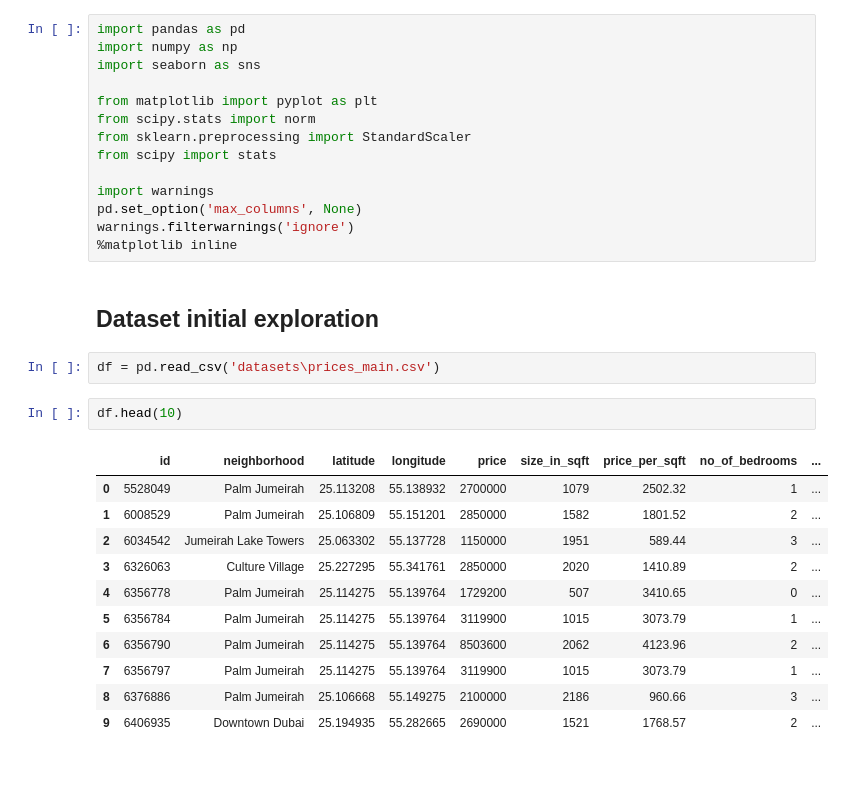
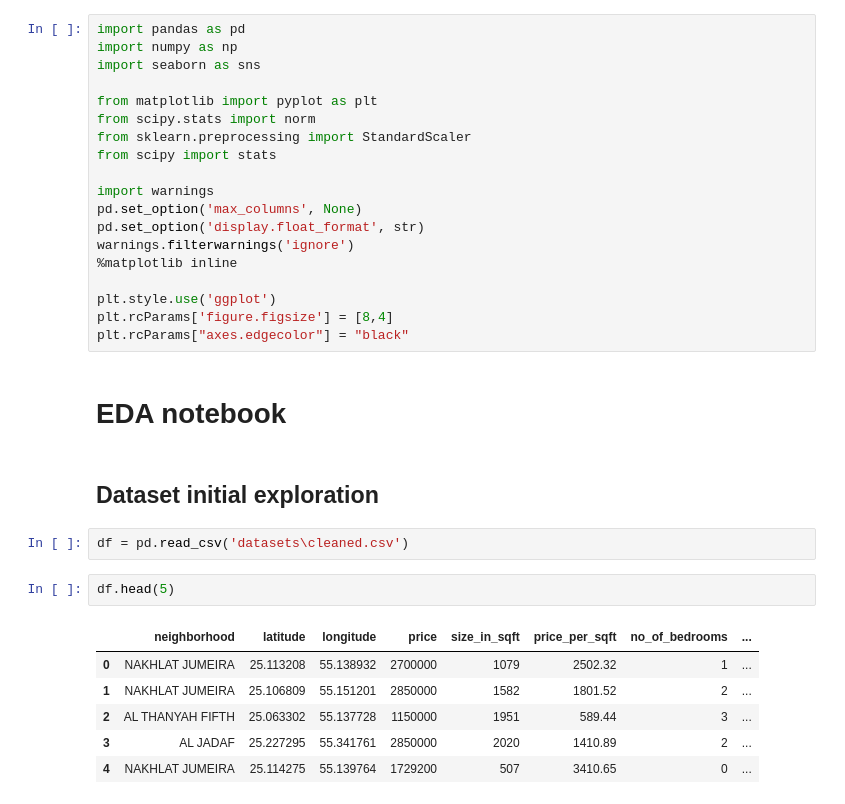
Before and after one commit to FardinAhsan146/DubaiHousingPriceDS, a Jupyter notebook: dataexploration_nb1.ipynb, the cells around one changed output. Drawn from its saved outputs; the diff is of its cells as text; blank space fills up the shorter version.

```diff
--- a/dataexploration_nb1.ipynb
+++ b/dataexploration_nb1.ipynb
@@ -10,24 +10,26 @@ from scipy import stats
 
 import warnings
 pd.set_option('max_columns', None)
+pd.set_option('display.float_format', str)
 warnings.filterwarnings('ignore')
 %matplotlib inline
+
+plt.style.use('ggplot')
+plt.rcParams['figure.figsize'] = [8,4]
+plt.rcParams["axes.edgecolor"] = "black"
+# %% [markdown]
+# EDA notebook
 # %% [markdown]
 ## Dataset initial exploration
 # %%
-df = pd.read_csv('datasets\prices_main.csv')
+df = pd.read_csv('datasets\cleaned.csv')
 # %%
-df.head(10)
+df.head(5)
 # %% [output]
-|  | id | neighborhood | latitude | longitude | price | size_in_sqft | price_per_sqft | no_of_bedrooms | ... |
-| 0 | 5528049 | Palm Jumeirah | 25.113208 | 55.138932 | 2700000 | 1079 | 2502.32 | 1 | ... |
-| 1 | 6008529 | Palm Jumeirah | 25.106809 | 55.151201 | 2850000 | 1582 | 1801.52 | 2 | ... |
-| 2 | 6034542 | Jumeirah Lake Towers | 25.063302 | 55.137728 | 1150000 | 1951 | 589.44 | 3 | ... |
-| 3 | 6326063 | Culture Village | 25.227295 | 55.341761 | 2850000 | 2020 | 1410.89 | 2 | ... |
-| 4 | 6356778 | Palm Jumeirah | 25.114275 | 55.139764 | 1729200 | 507 | 3410.65 | 0 | ... |
-| 5 | 6356784 | Palm Jumeirah | 25.114275 | 55.139764 | 3119900 | 1015 | 3073.79 | 1 | ... |
-| 6 | 6356790 | Palm Jumeirah | 25.114275 | 55.139764 | 8503600 | 2062 | 4123.96 | 2 | ... |
-| 7 | 6356797 | Palm Jumeirah | 25.114275 | 55.139764 | 3119900 | 1015 | 3073.79 | 1 | ... |
-| 8 | 6376886 | Palm Jumeirah | 25.106668 | 55.149275 | 2100000 | 2186 | 960.66 | 3 | ... |
-| 9 | 6406935 | Downtown Dubai | 25.194935 | 55.282665 | 2690000 | 1521 | 1768.57 | 2 | ... |
+|  | neighborhood | latitude | longitude | price | size_in_sqft | price_per_sqft | no_of_bedrooms | ... |
+| 0 | NAKHLAT JUMEIRA | 25.113208 | 55.138932 | 2700000 | 1079 | 2502.32 | 1 | ... |
+| 1 | NAKHLAT JUMEIRA | 25.106809 | 55.151201 | 2850000 | 1582 | 1801.52 | 2 | ... |
+| 2 | AL THANYAH FIFTH | 25.063302 | 55.137728 | 1150000 | 1951 | 589.44 | 3 | ... |
+| 3 | AL JADAF | 25.227295 | 55.341761 | 2850000 | 2020 | 1410.89 | 2 | ... |
+| 4 | NAKHLAT JUMEIRA | 25.114275 | 55.139764 | 1729200 | 507 | 3410.65 | 0 | ... |
 # %%
```
Also changed, not shown: parts of 14 cells of this notebook, 1 other file.
